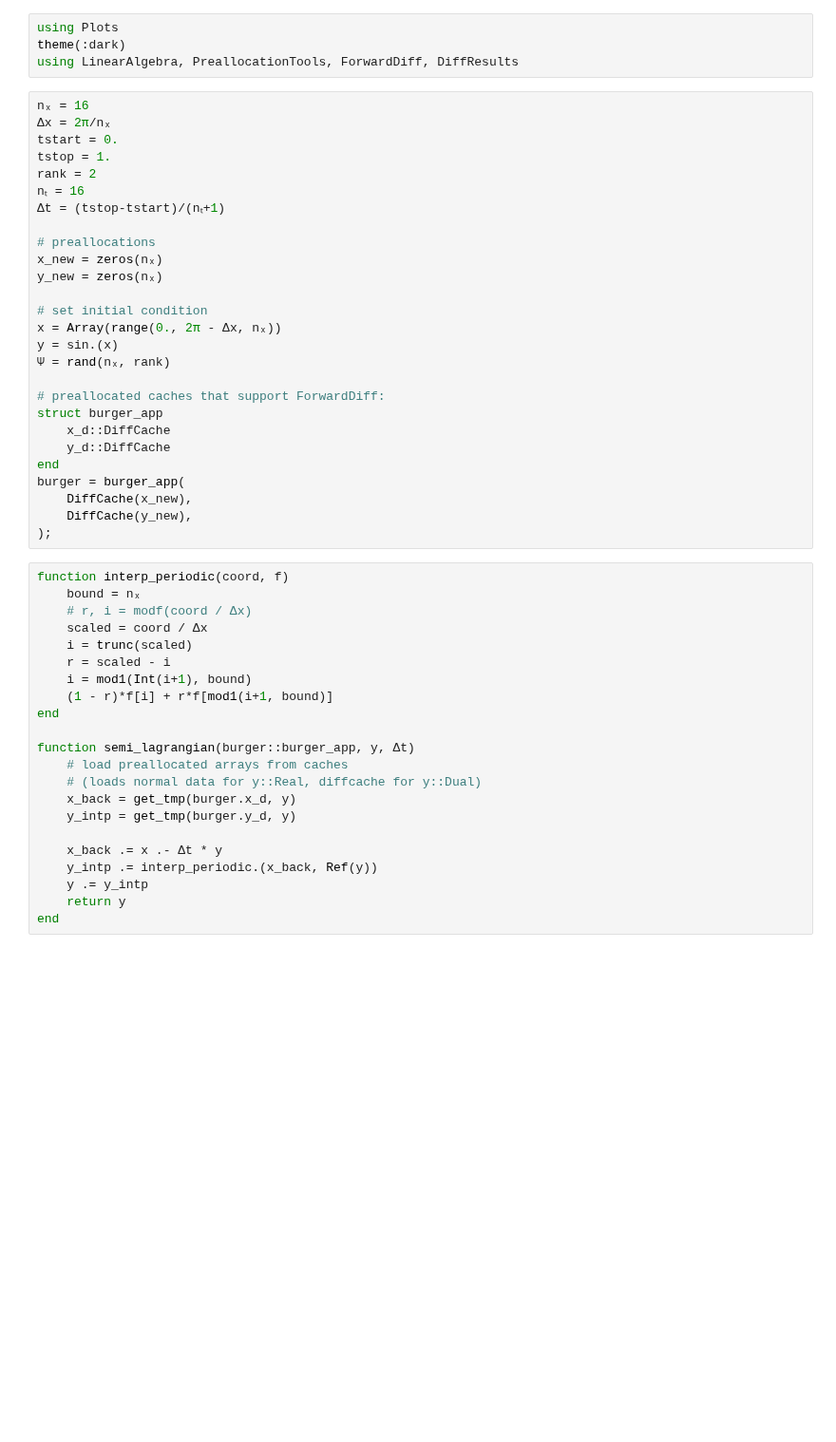
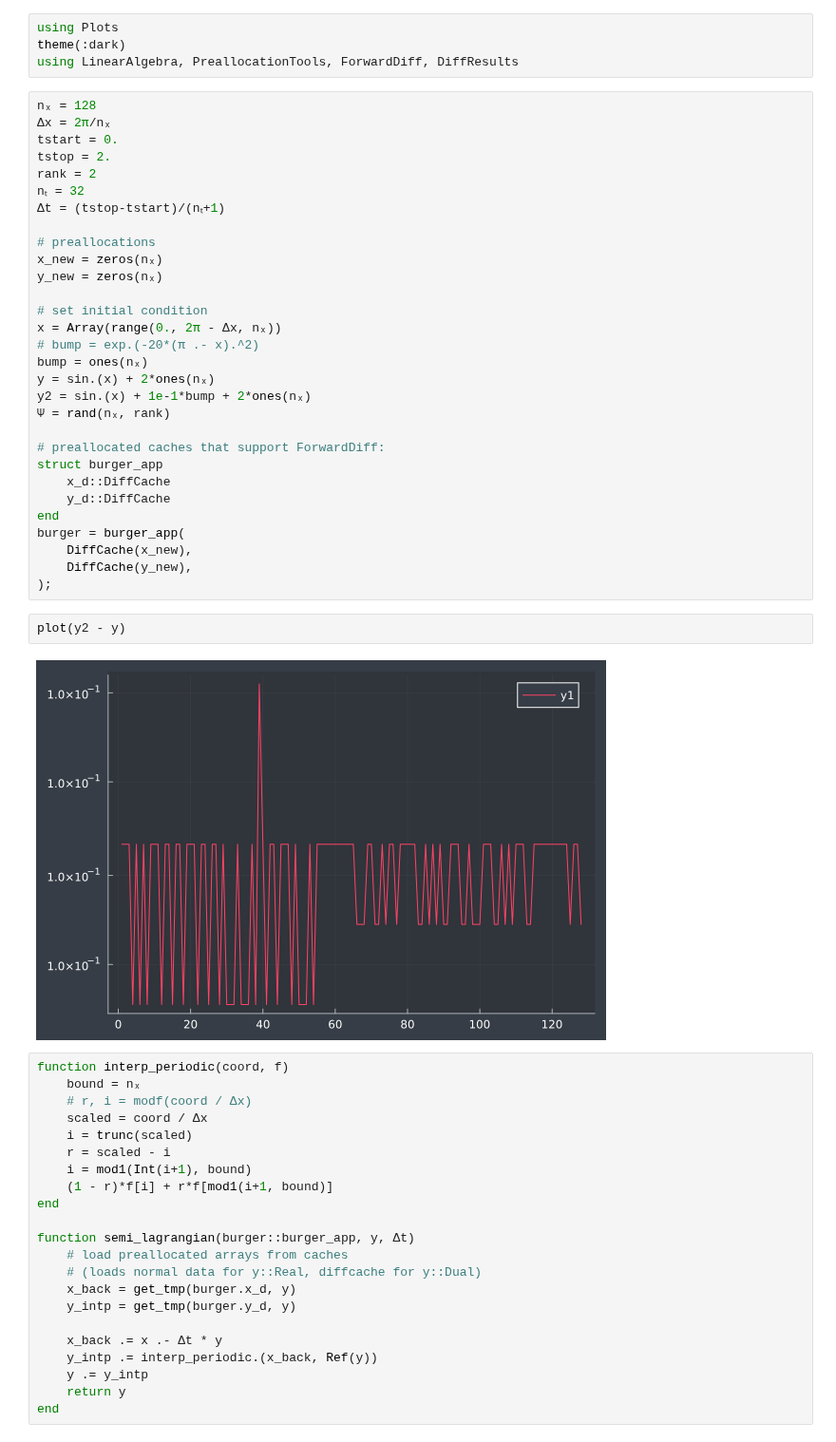
Before and after one commit to XBraid/xbraid, a Jupyter notebook: drivers/julia/burgers.ipynb, the cells around one changed output. Shown at 95% size. Saved outputs shown, nothing was run; the diff lists cells and outputs as text; blank space fills up the shorter version.

```diff
--- a/drivers/julia/burgers.ipynb
+++ b/drivers/julia/burgers.ipynb
@@ -3,12 +3,12 @@ using Plots
 theme(:dark)
 using LinearAlgebra, PreallocationTools, ForwardDiff, DiffResults
 # %%
-nₓ = 16
+nₓ = 128
 Δx = 2π/nₓ
 tstart = 0.
-tstop = 1.
+tstop = 2.
 rank = 2
-nₜ = 16
+nₜ = 32
 Δt = (tstop-tstart)/(nₜ+1)
 
 # preallocations
@@ -17,7 +17,10 @@ y_new = zeros(nₓ)
 
 # set initial condition
 x = Array(range(0., 2π - Δx, nₓ))
-y = sin.(x)
+# bump = exp.(-20*(π .- x).^2)
+bump = ones(nₓ)
+y = sin.(x) + 2*ones(nₓ)
+y2 = sin.(x) + 1e-1*bump + 2*ones(nₓ)
 Ψ = rand(nₓ, rank)
 
 # preallocated caches that support ForwardDiff:
@@ -29,6 +32,10 @@ burger = burger_app(
     DiffCache(x_new),
     DiffCache(y_new),
 );
+# %%
+plot(y2 - y)
+# %% [output]
+[figure, added]
 # %%
 function interp_periodic(coord, f)
     bound = nₓ
```
Also changed, not shown: parts of 1 cell of this notebook, 7 other files.
